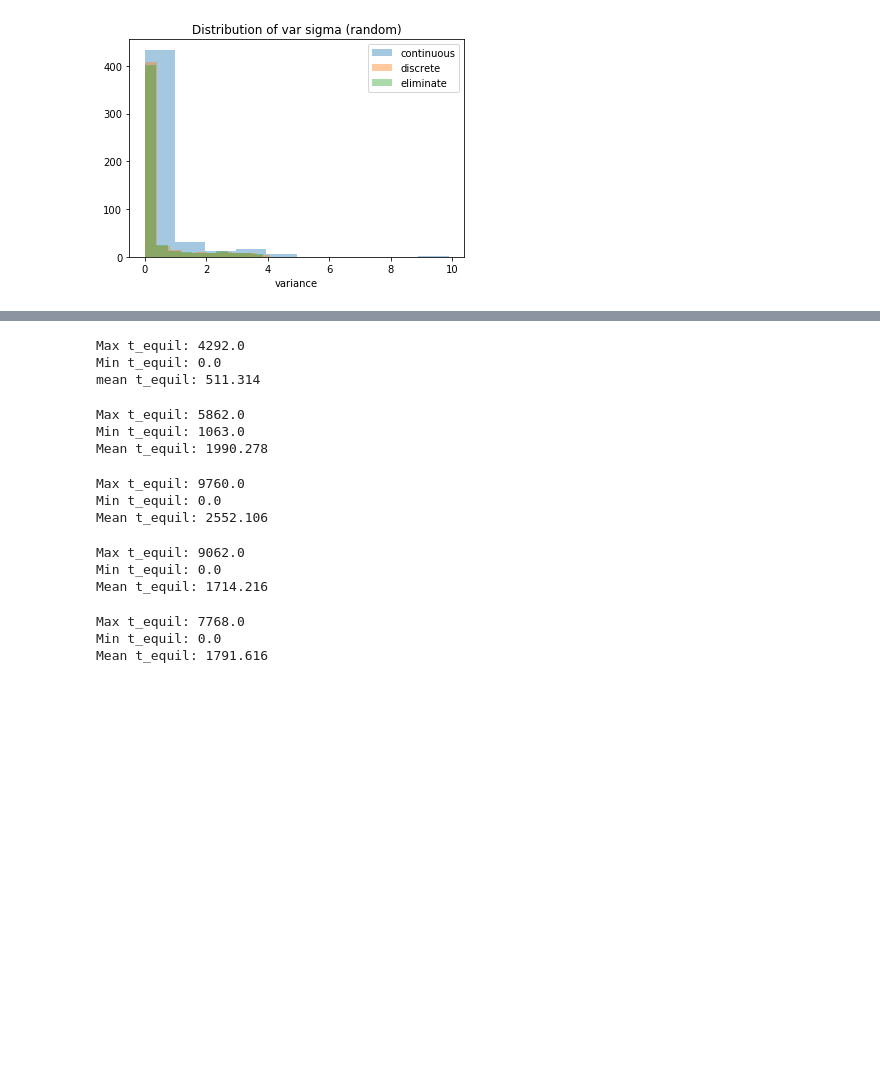
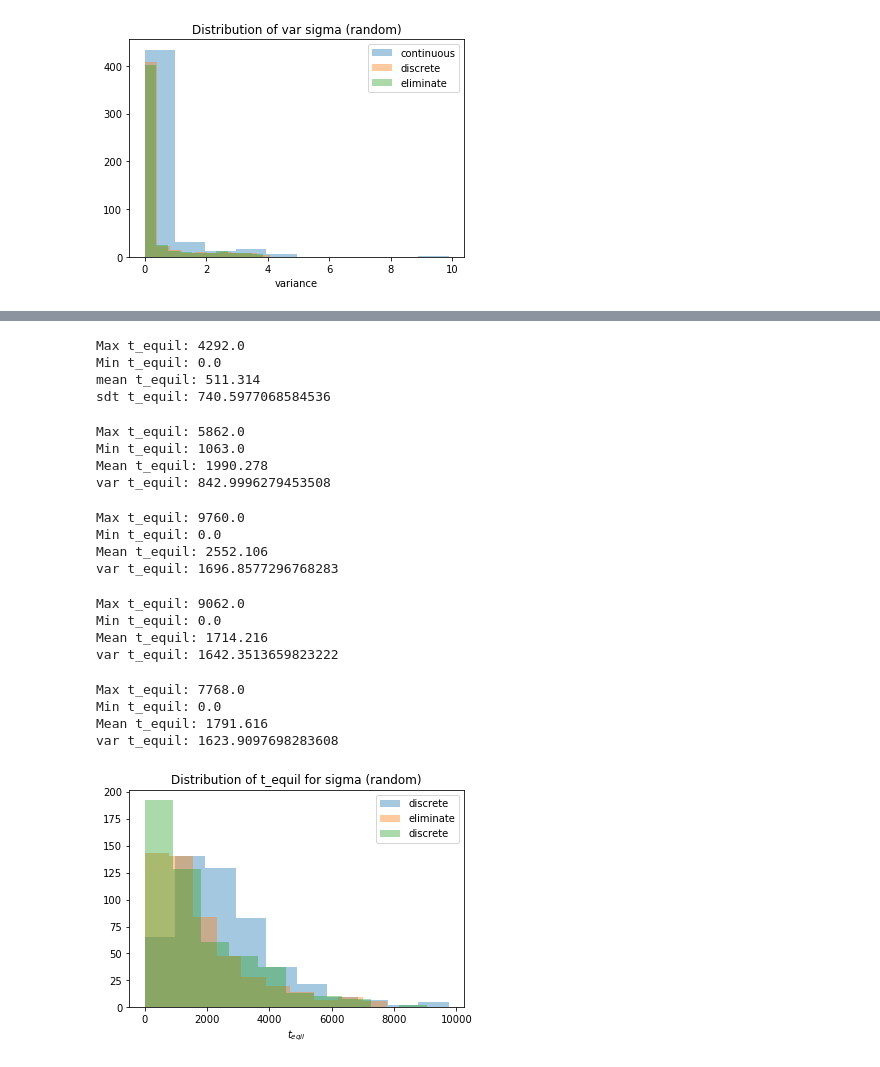
Before and after one commit to choderalab/torsionfit_examples, a Jupyter notebook: synthetic_data/convergence/t_equil.ipynb, the cells around one changed output, grey strips where cells are left out. Saved outputs shown, nothing was run; the diff lists cells and outputs as text; code cells hidden in the pictures; blank space fills up the shorter version.

```diff
--- a/synthetic_data/convergence/t_equil.ipynb
+++ b/synthetic_data/convergence/t_equil.ipynb
@@ -390,39 +392,60 @@ mean t_equil: 678.454
 print('Max t_equil: {}'.format(discrete[:, 0].max()))
 print('Min t_equil: {}'.format(discrete[:, 0].min()))
 print('mean t_equil: {}'.format(discrete[:, 0].mean()))
+print('sdt t_equil: {}'.format(discrete[:, 0].std()))
 # %% [output]
 Max t_equil: 4292.0
 Min t_equil: 0.0
 mean t_equil: 511.314
+sdt t_equil: 740.5977068584536
 # %%
 print('Max t_equil: {}'.format(cont[:, 0].max()))
 print('Min t_equil: {}'.format(cont[:, 0].min()))
 print('Mean t_equil: {}'.format(cont[:, 0].mean()))
+print('var t_equil: {}'.format(cont[:, 0].std()))
 # %% [output]
 Max t_equil: 5862.0
 Min t_equil: 1063.0
 Mean t_equil: 1990.278
+var t_equil: 842.9996279453508
 # %%
 print('Max t_equil: {}'.format(cont_rand[:, 0].max()))
 print('Min t_equil: {}'.format(cont_rand[:, 0].min()))
 print('Mean t_equil: {}'.format(cont_rand[:, 0].mean()))
+print('var t_equil: {}'.format(cont_rand[:, 0].std()))
 # %% [output]
 Max t_equil: 9760.0
 Min t_equil: 0.0
 Mean t_equil: 2552.106
+var t_equil: 1696.8577296768283
 # %%
 print('Max t_equil: {}'.format(discrete_rand[:, 0].max()))
 print('Min t_equil: {}'.format(discrete_rand[:, 0].min()))
 print('Mean t_equil: {}'.format(discrete_rand[:, 0].mean()))
+print('var t_equil: {}'.format(discrete_rand[:, 0].std()))
 # %% [output]
 Max t_equil: 9062.0
 Min t_equil: 0.0
 Mean t_equil: 1714.216
+var t_equil: 1642.3513659823222
 # %%
 print('Max t_equil: {}'.format(eliminate_rand[:, 0].max()))
 print('Min t_equil: {}'.format(eliminate_rand[:, 0].min()))
 print('Mean t_equil: {}'.format(eliminate_rand[:, 0].mean()))
+print('var t_equil: {}'.format(eliminate_rand[:, 0].std()))
 # %% [output]
 Max t_equil: 7768.0
 Min t_equil: 0.0
 Mean t_equil: 1791.616
+var t_equil: 1623.9097698283608
+# %%
+alpha = 0.4
+plt.hist(cont_rand[:, 0], alpha=alpha, label='discrete')
+plt.hist(eliminate_rand[:, 0], alpha=alpha, label='eliminate')
+plt.hist(discrete_rand[:, 0], alpha=alpha, label='discrete')
+plt.legend()
+plt.xlabel(r'$t_{eqil}$')
+plt.title('Distribution of t_equil for sigma (random)')
+plt.savefig('t_equil_rand.png')
+# %% [output]
+[figure, added]
```
Also changed, not shown: parts of 7 cells of this notebook, 3 other files.
